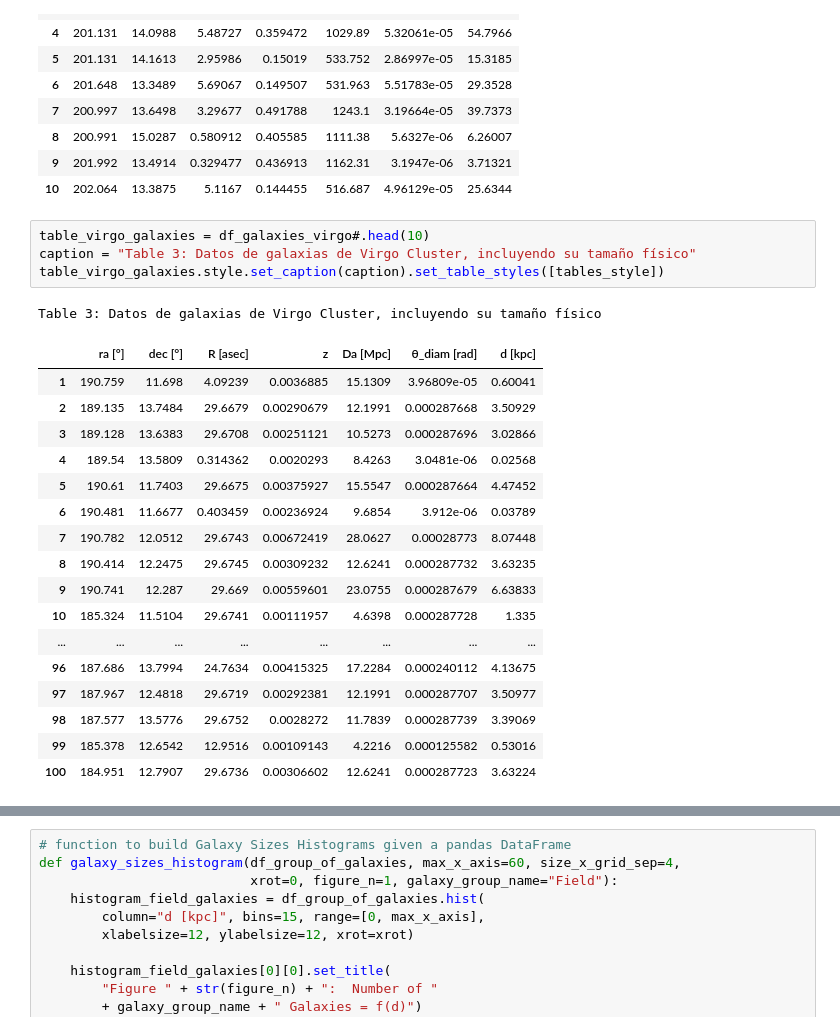
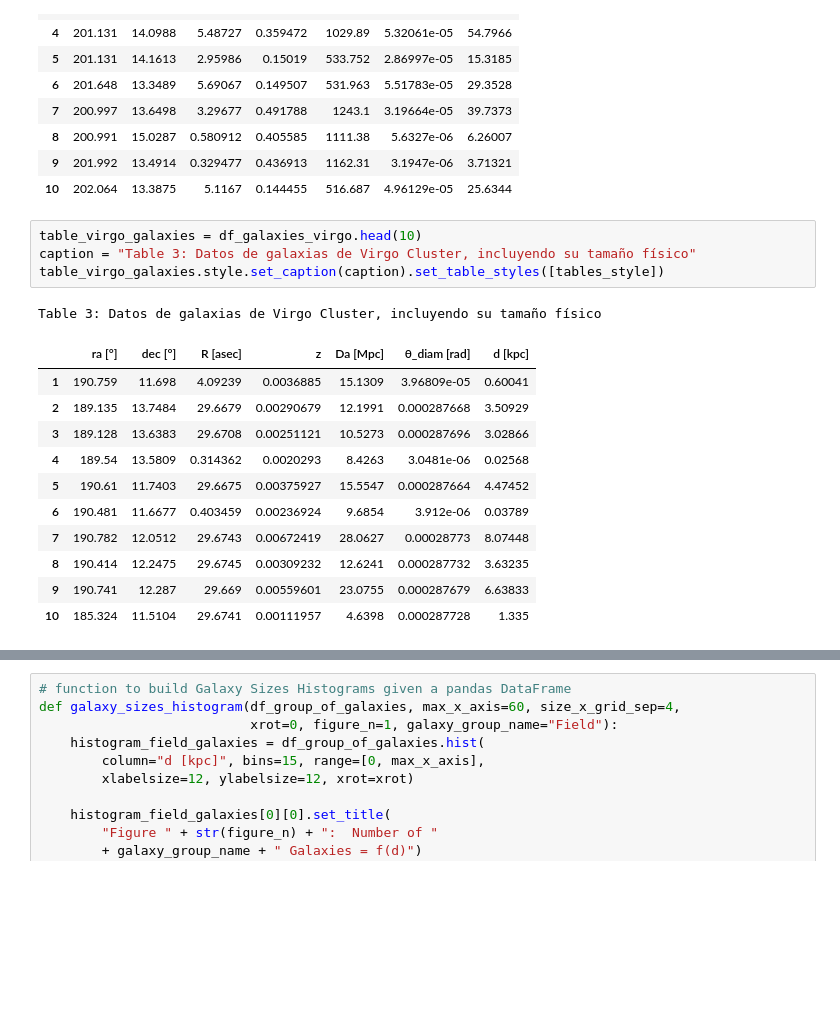
Before and after one commit to mrosanes/galaxysize, a Jupyter notebook: GalaxyDistancesCosmo.ipynb, the cells around one changed output, grey strips where cells are left out. Drawn from its saved outputs; the diff is of its cells as text; blank space fills up the shorter version.

```diff
--- a/GalaxyDistancesCosmo.ipynb
+++ b/GalaxyDistancesCosmo.ipynb
@@ -65,26 +65,20 @@ Table 2: Datos de galaxias de campo a z>0.1, incluyendo su tamaño físico
 | 9 | 201.992 | 13.4914 | 0.329477 | 0.436913 | 1162.31 | 3.1947e-06 | 3.71321 |
 | 10 | 202.064 | 13.3875 | 5.1167 | 0.144455 | 516.687 | 4.96129e-05 | 25.6344 |
 # %%
-table_virgo_galaxies = df_galaxies_virgo#.head(10)
+table_virgo_galaxies = df_galaxies_virgo.head(10)
 caption = "Table 3: Datos de galaxias de Virgo Cluster, incluyendo su tamaño físico"
 table_virgo_galaxies.style.set_caption(caption).set_table_styles([tables_style])
 # %% [output]
 Table 3: Datos de galaxias de Virgo Cluster, incluyendo su tamaño físico
 |  | ra [°] | dec [°] | R [asec] | z | Da [Mpc] | θ_diam [rad] | d [kpc] |
 | 1 | 190.759 | 11.698 | 4.09239 | 0.0036885 | 15.1309 | 3.96809e-05 | 0.60041 |
 | 2 | 189.135 | 13.7484 | 29.6679 | 0.00290679 | 12.1991 | 0.000287668 | 3.50929 |
 | 3 | 189.128 | 13.6383 | 29.6708 | 0.00251121 | 10.5273 | 0.000287696 | 3.02866 |
 | 4 | 189.54 | 13.5809 | 0.314362 | 0.0020293 | 8.4263 | 3.0481e-06 | 0.02568 |
 | 5 | 190.61 | 11.7403 | 29.6675 | 0.00375927 | 15.5547 | 0.000287664 | 4.47452 |
 | 6 | 190.481 | 11.6677 | 0.403459 | 0.00236924 | 9.6854 | 3.912e-06 | 0.03789 |
 | 7 | 190.782 | 12.0512 | 29.6743 | 0.00672419 | 28.0627 | 0.00028773 | 8.07448 |
 | 8 | 190.414 | 12.2475 | 29.6745 | 0.00309232 | 12.6241 | 0.000287732 | 3.63235 |
 | 9 | 190.741 | 12.287 | 29.669 | 0.00559601 | 23.0755 | 0.000287679 | 6.63833 |
 | 10 | 185.324 | 11.5104 | 29.6741 | 0.00111957 | 4.6398 | 0.000287728 | 1.335 |
-| ... | ... | ... | ... | ... | ... | ... | ... |
-| 96 | 187.686 | 13.7994 | 24.7634 | 0.00415325 | 17.2284 | 0.000240112 | 4.13675 |
-| 97 | 187.967 | 12.4818 | 29.6719 | 0.00292381 | 12.1991 | 0.000287707 | 3.50977 |
-| 98 | 187.577 | 13.5776 | 29.6752 | 0.0028272 | 11.7839 | 0.000287739 | 3.39069 |
-| 99 | 185.378 | 12.6542 | 12.9516 | 0.00109143 | 4.2216 | 0.000125582 | 0.53016 |
-| 100 | 184.951 | 12.7907 | 29.6736 | 0.00306602 | 12.6241 | 0.000287723 | 3.63224 |
 # %%
```
Also changed, not shown: parts of 11 cells of this notebook.
